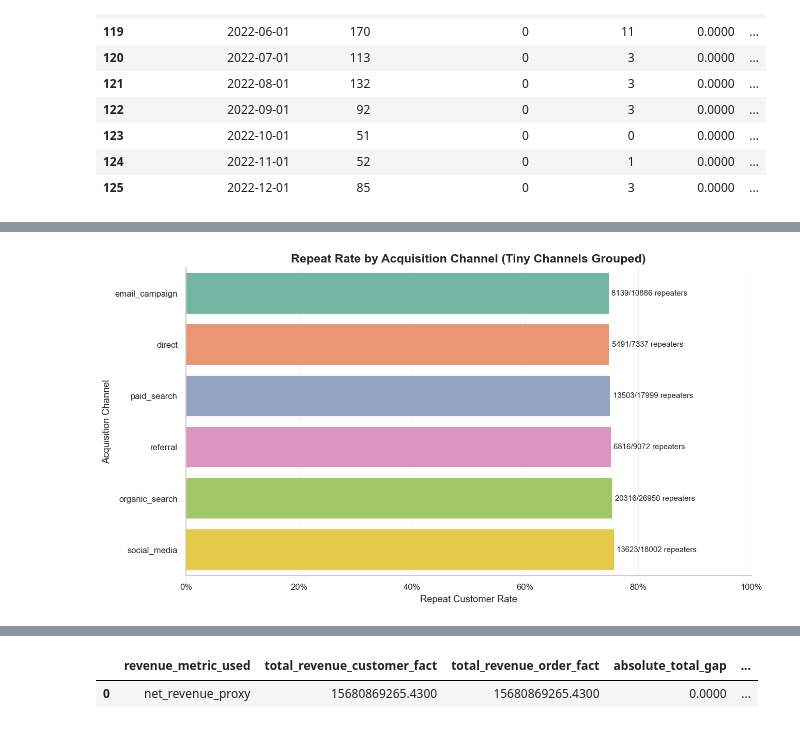
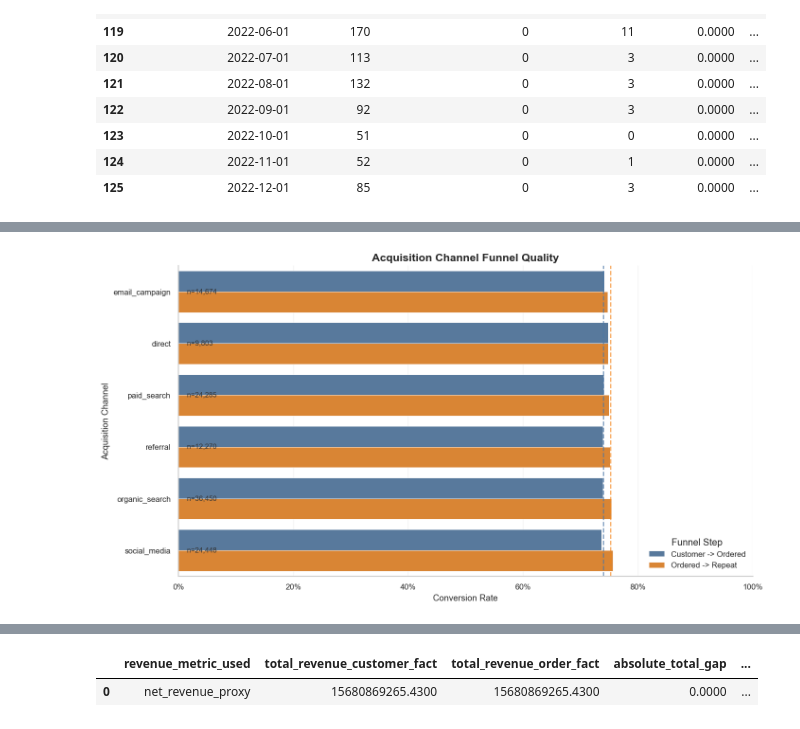
Before and after one commit to NgTHung/DATATHON-2026-r1, a Jupyter notebook: notebooks/Demand-side.ipynb, the cells around one changed output, grey strips where cells are left out. Cells and saved outputs as stored; diff of their text form; code cells hidden in the pictures.

```diff
--- a/notebooks/Demand-side.ipynb
+++ b/notebooks/Demand-side.ipynb
@@ -726,6 +790,17 @@ channel_stats = (
 channel_stats["repeat_rate"] = (
     channel_stats["repeat_customer_count"]
     / channel_stats["purchaser_count"].replace(0, pd.NA)
+)
+channel_stats["order_rate"] = (
+    channel_stats["purchaser_count"]
+    / channel_stats["customer_count"].replace(0, pd.NA)
+)
+channel_stats["repeat_rate_all_customers"] = (
+    channel_stats["repeat_customer_count"]
+    / channel_stats["customer_count"].replace(0, pd.NA)
+)
+channel_stats["one_time_customer_count"] = (
+    channel_stats["purchaser_count"] - channel_stats["repeat_customer_count"]
 )
 
 channel_missingness = pd.DataFrame(
@@ -762,11 +837,20 @@ channel_grouped = (
         customer_count=("customer_count", "sum"),
         purchaser_count=("purchaser_count", "sum"),
         repeat_customer_count=("repeat_customer_count", "sum"),
+        one_time_customer_count=("one_time_customer_count", "sum"),
     )
 )
 channel_grouped["repeat_rate"] = (
     channel_grouped["repeat_customer_count"]
     / channel_grouped["purchaser_count"].replace(0, pd.NA)
+)
+channel_grouped["order_rate"] = (
+    channel_grouped["purchaser_count"]
+    / channel_grouped["customer_count"].replace(0, pd.NA)
+)
+channel_grouped["repeat_rate_all_customers"] = (
+    channel_grouped["repeat_customer_count"]
+    / channel_grouped["customer_count"].replace(0, pd.NA)
 )
 channel_grouped = channel_grouped.sort_values("repeat_rate", ascending=False).reset_index(drop=True)
 
@@ -799,35 +883,57 @@ channel_grouped
 # %%
 plot_channel = channel_grouped.sort_values("repeat_rate", ascending=True).reset_index(drop=True)
+channel_rate_plot = plot_channel.melt(
+    id_vars=[
+        "channel_grouped",
+        "customer_count",
+        "purchaser_count",
+        "repeat_customer_count",
+    ],
+    value_vars=["order_rate", "repeat_rate"],
+    var_name="metric",
+    value_name="rate",
+)
+channel_rate_plot["metric"] = channel_rate_plot["metric"].map(
+    {
+        "order_rate": "Customer -> Ordered",
+        "repeat_rate": "Ordered -> Repeat",
+    }
+)
 
-fig, ax = plt.subplots(figsize=(11, 6))
+fig, ax = plt.subplots(figsize=(12, 6.5))
 sns.barplot(
-    data=plot_channel,
-    x="repeat_rate",
+    data=channel_rate_plot,
+    x="rate",
     y="channel_grouped",
-    hue="channel_grouped",
-    palette="Set2",
-    legend=False,
+    hue="metric",
+    palette={"Customer -> Ordered": "#4c78a8", "Ordered -> Repeat": "#f58518"},
     ax=ax,
 )
 
 for idx, row in plot_channel.iterrows():
-    rate_value = row["repeat_rate"]
-    if pd.notna(rate_value):
-        ax.text(
-            min(rate_value + 0.005, 0.99),
-            idx,
-            f"{int(row['repeat_customer_count'])}/{int(row['purchaser_count'])} repeaters",
-            va="center",
-            fontsize=9,
-        )
+    ax.text(
+        0.015,
+        idx,
+        f"n={int(row['customer_count']):,}",
+        va="center",
+        ha="left",
+        fontsize=9,
+        color="#333333",
+    )
 
-max_rate = plot_channel["repeat_rate"].max()
-xmax = 1.0 if pd.isna(max_rate) else min(1.0, float(max_rate) * 1.35 + 0.02)
-ax.set_xlim(0, xmax)
+overall_order_rate = channel_grouped["purchaser_count"].sum() / channel_grouped["customer_count"].sum()
+overall_repeat_rate = channel_grouped["repeat_customer_count"].sum() / channel_grouped["purchaser_count"].sum()
+ax.axvline(overall_order_rate, color="#4c78a8", linestyle="--", linewidth=1.5, alpha=0.75)
+ax.axvline(overall_repeat_rate, color="#f58518", linestyle="--", linewidth=1.5, alpha=0.75)
+
+ax.set_xlim(0, 1.0)
 ax.xaxis.set_major_formatter(mtick.PercentFormatter(1.0))
-ax.set_title("Repeat Rate by Acquisition Channel (Tiny Channels Grouped)")
-ax.set_xlabel("Repeat Customer Rate")
+ax.set_title("Acquisition Channel Funnel Quality")
+ax.set_xlabel("Conversion Rate")
 ax.set_ylabel("Acquisition Channel")
+ax.legend(title="Funnel Step", loc="lower right")
+ax.grid(axis="x", alpha=0.25)
+ax.set_axisbelow(True)
 plt.tight_layout()
 # %% [output]
-[figure, old version]
+[figure, new version]
```
Also changed, not shown: parts of 13 cells of this notebook.
